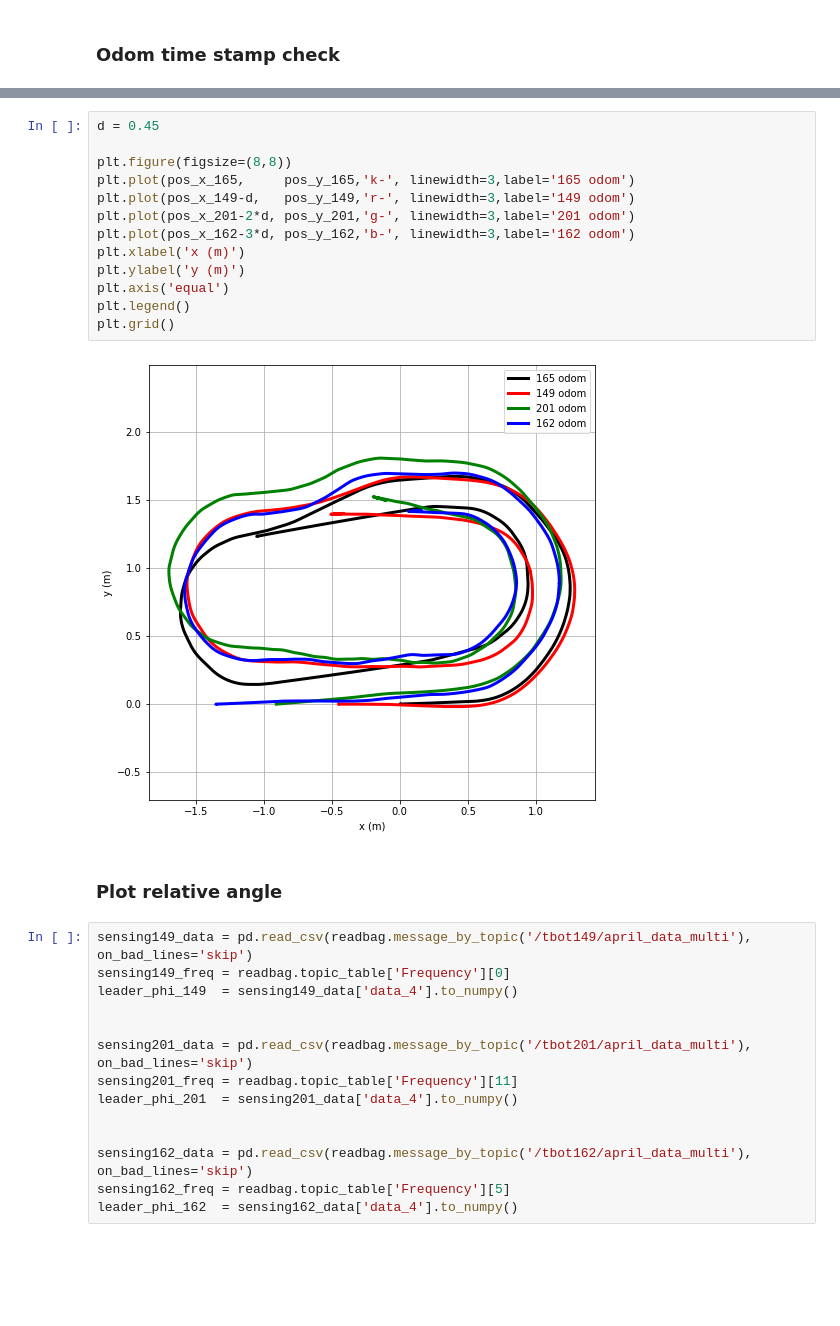
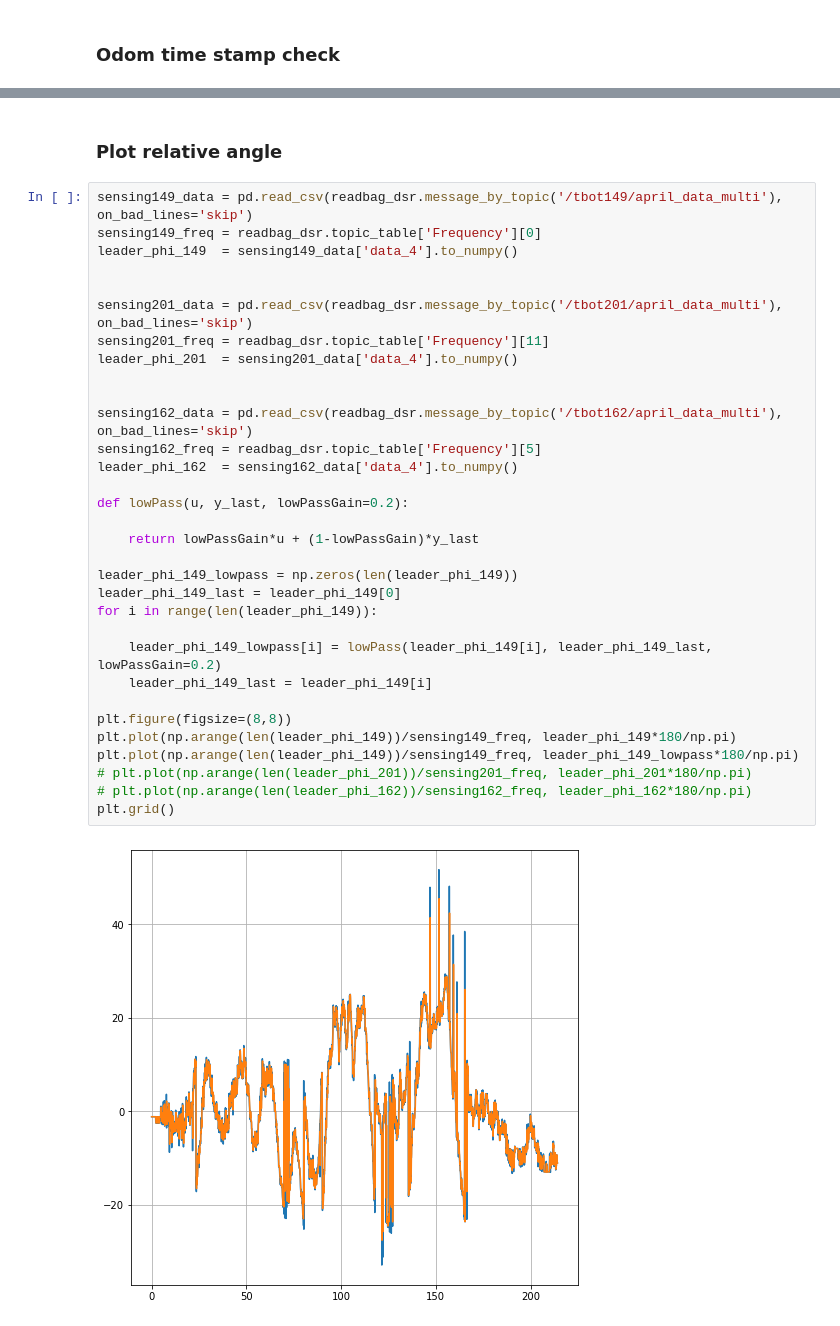
Before and after one commit to holyhenry/DSR_s_curve_tbot_test, a Jupyter notebook: plotting/scripts/data_visualize.ipynb, the cells around one changed output, grey strips where cells are left out. Cells and saved outputs as stored; diff of their text form; blank space fills up the shorter version.

```diff
--- a/plotting/scripts/data_visualize.ipynb
+++ b/plotting/scripts/data_visualize.ipynb
@@ -89,31 +231,36 @@ odom162 duration: 214.05584478378296 data length: 5234
-# %%
-d = 0.45
-
-plt.figure(figsize=(8,8))
-plt.plot(pos_x_165,     pos_y_165,'k-', linewidth=3,label='165 odom')
-plt.plot(pos_x_149-d,   pos_y_149,'r-', linewidth=3,label='149 odom')
-plt.plot(pos_x_201-2*d, pos_y_201,'g-', linewidth=3,label='201 odom')
-plt.plot(pos_x_162-3*d, pos_y_162,'b-', linewidth=3,label='162 odom')
-plt.xlabel('x (m)')
-plt.ylabel('y (m)')
-plt.axis('equal')
-plt.legend()
-plt.grid()
-# %% [output]
-[figure, removed]
 # %% [markdown]
 ### Plot relative angle
 # %%
-sensing149_data = pd.read_csv(readbag.message_by_topic('/tbot149/april_data_multi'), on_bad_lines='skip')
-sensing149_freq = readbag.topic_table['Frequency'][0]
+sensing149_data = pd.read_csv(readbag_dsr.message_by_topic('/tbot149/april_data_multi'), on_bad_lines='skip')
+sensing149_freq = readbag_dsr.topic_table['Frequency'][0]
 leader_phi_149  = sensing149_data['data_4'].to_numpy()
 
 
-sensing201_data = pd.read_csv(readbag.message_by_topic('/tbot201/april_data_multi'), on_bad_lines='skip')
-sensing201_freq = readbag.topic_table['Frequency'][11]
+sensing201_data = pd.read_csv(readbag_dsr.message_by_topic('/tbot201/april_data_multi'), on_bad_lines='skip')
+sensing201_freq = readbag_dsr.topic_table['Frequency'][11]
 leader_phi_201  = sensing201_data['data_4'].to_numpy()
 
 
-sensing162_data = pd.read_csv(readbag.message_by_topic('/tbot162/april_data_multi'), on_bad_lines='skip')
-sensing162_freq = readbag.topic_table['Frequency'][5]
+sensing162_data = pd.read_csv(readbag_dsr.message_by_topic('/tbot162/april_data_multi'), on_bad_lines='skip')
+sensing162_freq = readbag_dsr.topic_table['Frequency'][5]
 leader_phi_162  = sensing162_data['data_4'].to_numpy()
+
+def lowPass(u, y_last, lowPassGain=0.2):
+
+    return lowPassGain*u + (1-lowPassGain)*y_last
+
+leader_phi_149_lowpass = np.zeros(len(leader_phi_149))
+leader_phi_149_last = leader_phi_149[0]
+for i in range(len(leader_phi_149)):
+
+    leader_phi_149_lowpass[i] = lowPass(leader_phi_149[i], leader_phi_149_last, lowPassGain=0.2)
+    leader_phi_149_last = leader_phi_149[i]
+
+plt.figure(figsize=(8,8))
+plt.plot(np.arange(len(leader_phi_149))/sensing149_freq, leader_phi_149*180/np.pi)
+plt.plot(np.arange(len(leader_phi_149))/sensing149_freq, leader_phi_149_lowpass*180/np.pi)
+# plt.plot(np.arange(len(leader_phi_201))/sensing201_freq, leader_phi_201*180/np.pi)
+# plt.plot(np.arange(len(leader_phi_162))/sensing162_freq, leader_phi_162*180/np.pi)
+plt.grid()
+# %% [output]
+[figure, added]
```
Also changed, not shown: parts of 12 cells of this notebook.
